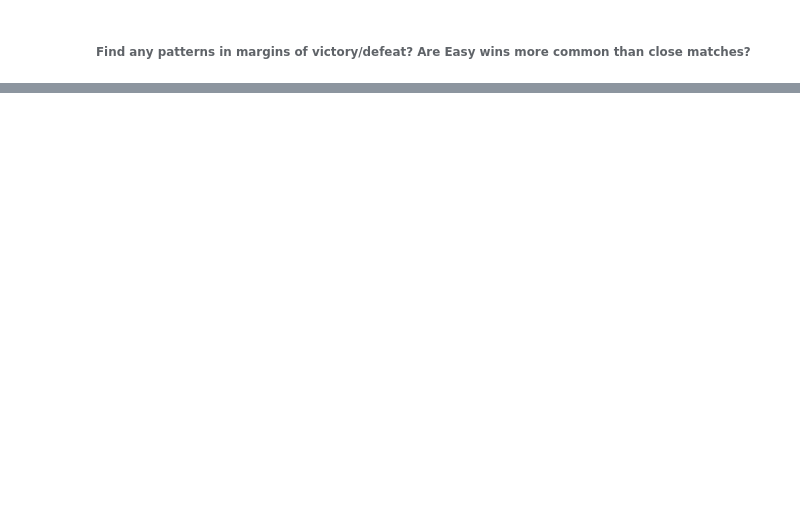
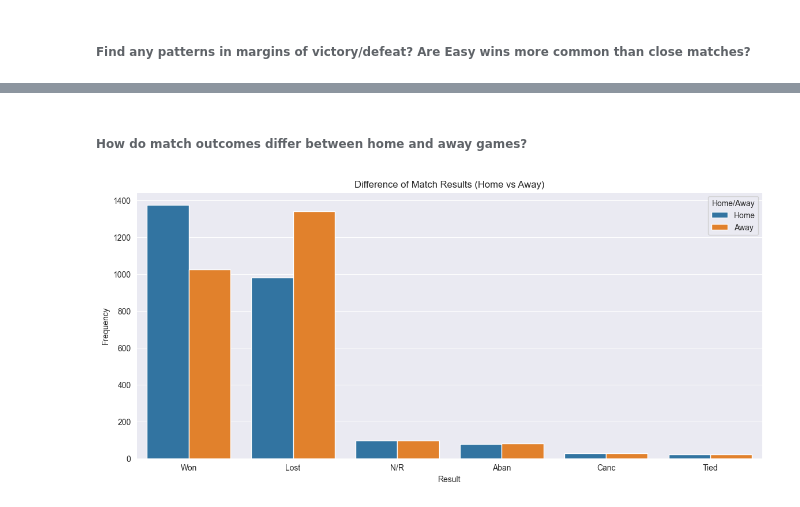
Before and after one commit to ilovedata6/cricket_ODI_analysis, a Jupyter notebook: matches.ipynb, the cells around one changed output, grey strips where cells are left out. Drawn from its saved outputs; the diff is of its cells as text; code cells hidden in the pictures; blank space fills up the shorter version.

```diff
--- a/matches.ipynb
+++ b/matches.ipynb
@@ -85,0 +156,12 @@ win_loss.shape
+# %% [markdown]
+###### How do match outcomes differ between home and away games?
+# %%
+outcomes = matches[['Result','Home/Away']].value_counts().reset_index(name='Frequency')
+
+plt.figure(figsize=(14,6))
+sns.set_style('darkgrid')
+sns.barplot(x=outcomes['Result'],y=outcomes['Frequency'],hue=outcomes['Home/Away'])
+plt.title("Difference of Match Results (Home vs Away)")
+plt.show()
+# %% [output]
+[figure, added]
```
Also changed, not shown: parts of 19 cells of this notebook, 1 other file.
